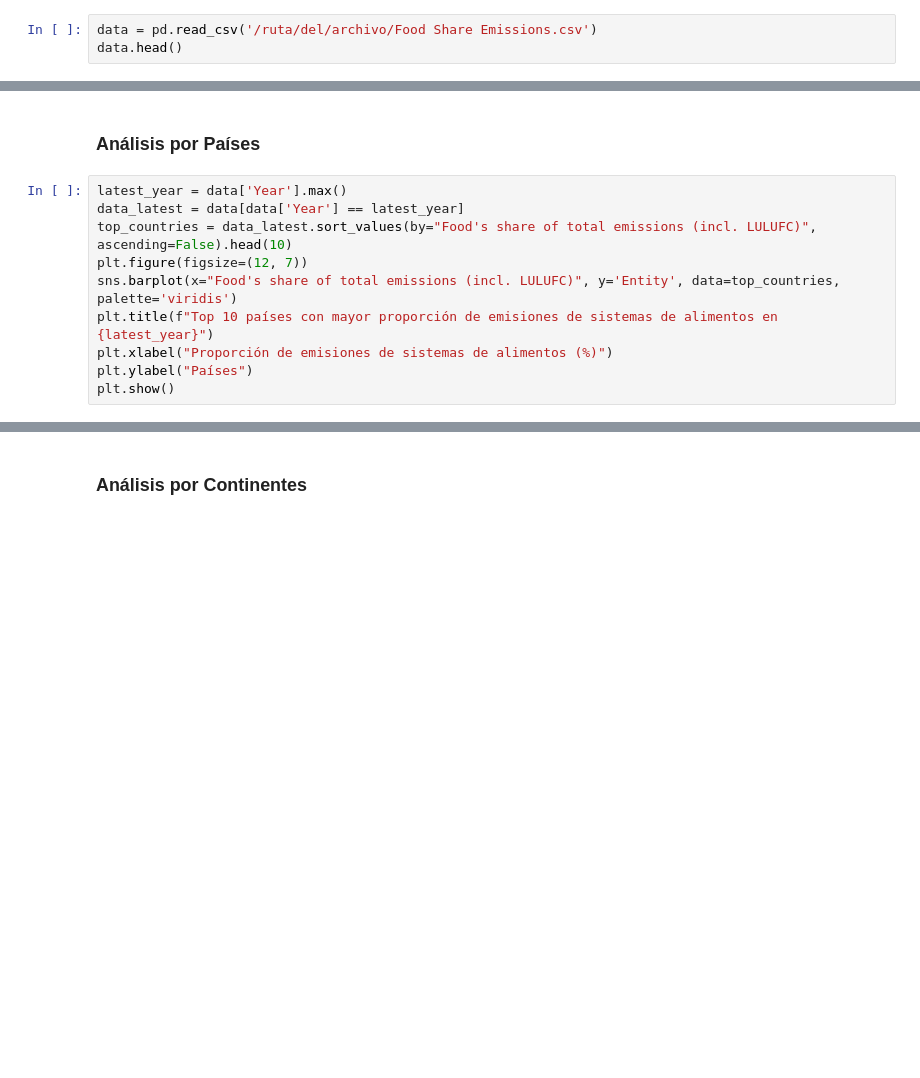
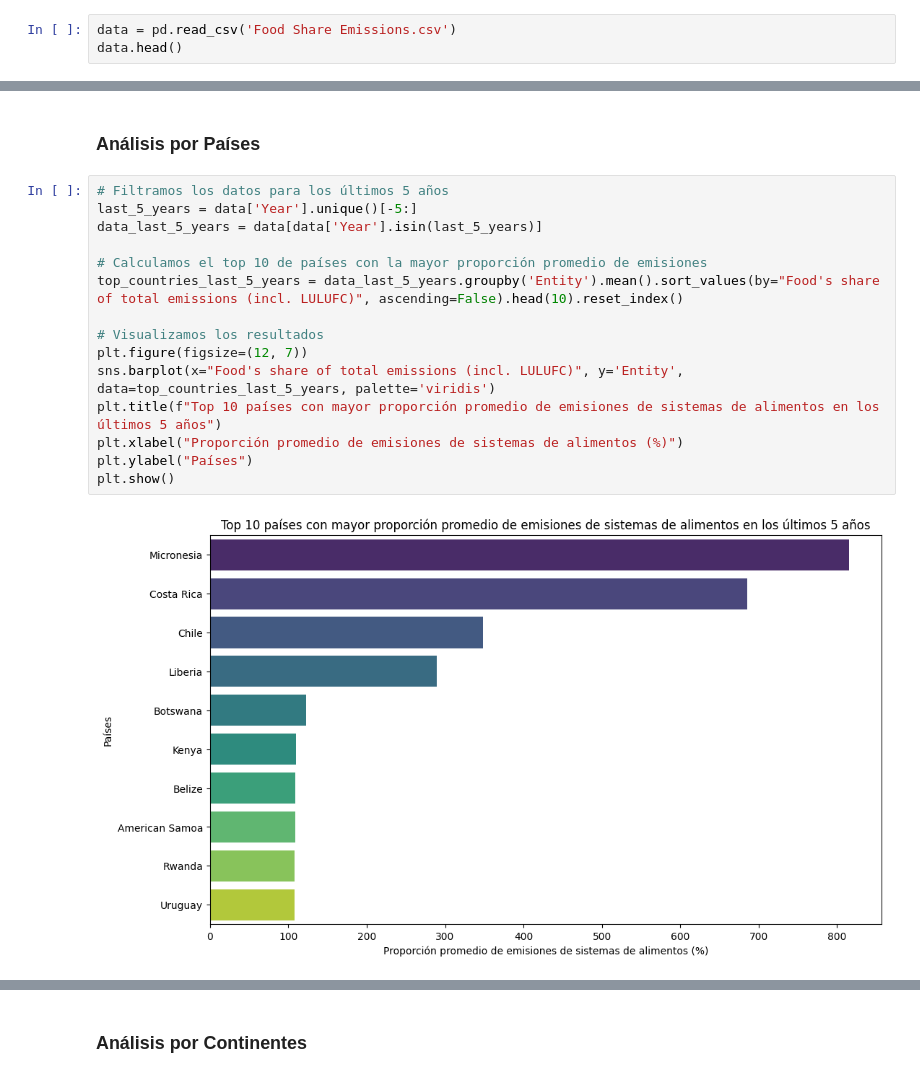
Before and after one commit to EstebanAG1005/Laboratorio-9-DS, a Jupyter notebook: data_visualization_lab.ipynb, the cells around one changed output, grey strips where cells are left out. Saved outputs shown, nothing was run; the diff lists cells and outputs as text; blank space fills up the shorter version.

```diff
--- a/data_visualization_lab.ipynb
+++ b/data_visualization_lab.ipynb
@@ -9,5 +9,5 @@ import seaborn as sns
 # %% [markdown]
 ### Carga y Exploración de Datos
 # %%
-data = pd.read_csv('/ruta/del/archivo/Food Share Emissions.csv')
+data = pd.read_csv('Food Share Emissions.csv')
 data.head()
@@ -14,15 +21,22 @@ data.head()
 # %% [markdown]
 ### Análisis por Países
 # %%
-latest_year = data['Year'].max()
-data_latest = data[data['Year'] == latest_year]
-top_countries = data_latest.sort_values(by="Food's share of total emissions (incl. LULUFC)", ascending=False).head(10)
+# Filtramos los datos para los últimos 5 años
+last_5_years = data['Year'].unique()[-5:]
+data_last_5_years = data[data['Year'].isin(last_5_years)]
+
+# Calculamos el top 10 de países con la mayor proporción promedio de emisiones
+top_countries_last_5_years = data_last_5_years.groupby('Entity').mean().sort_values(by="Food's share of total emissions (incl. LULUFC)", ascending=False).head(10).reset_index()
+
+# Visualizamos los resultados
 plt.figure(figsize=(12, 7))
-sns.barplot(x="Food's share of total emissions (incl. LULUFC)", y='Entity', data=top_countries, palette='viridis')
-plt.title(f"Top 10 países con mayor proporción de emisiones de sistemas de alimentos en {latest_year}")
-plt.xlabel("Proporción de emisiones de sistemas de alimentos (%)")
+sns.barplot(x="Food's share of total emissions (incl. LULUFC)", y='Entity', data=top_countries_last_5_years, palette='viridis')
+plt.title(f"Top 10 países con mayor proporción promedio de emisiones de sistemas de alimentos en los últimos 5 años")
+plt.xlabel("Proporción promedio de emisiones de sistemas de alimentos (%)")
 plt.ylabel("Países")
 plt.show()
+# %% [output]
+[figure, added]
 # %%
 top_countries_data = data[data['Entity'].isin(top_countries['Entity'])]
 plt.figure(figsize=(15, 8))
```
Also changed, not shown: parts of 12 cells of this notebook.
